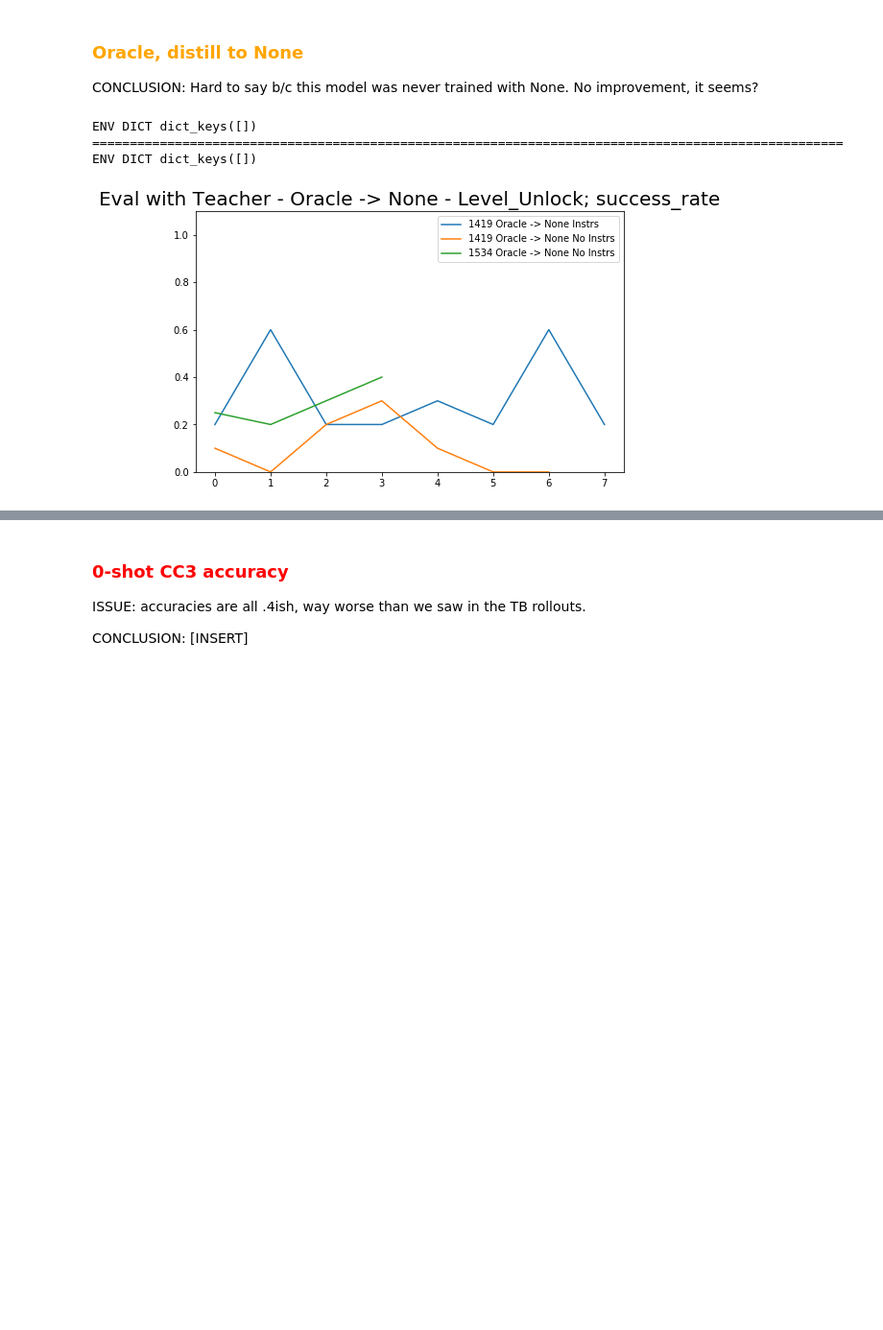
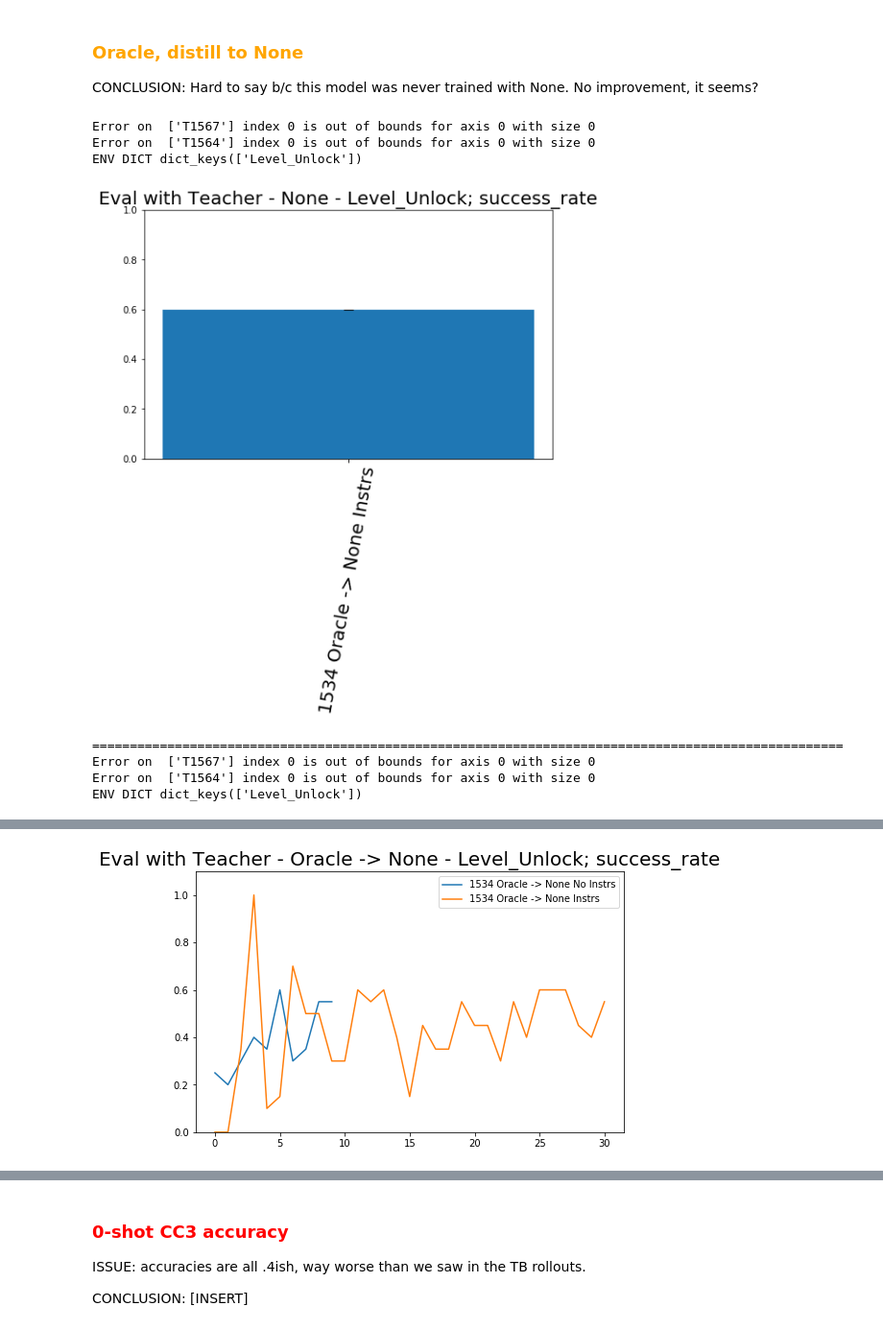
Before and after one commit to rll-research/teachable, a Jupyter notebook: Plots.ipynb, the cells around one changed output, grey strips where cells are left out. Shown at 96% size. Cells and saved outputs as stored; diff of their text form; code cells hidden in the pictures; blank space fills up the shorter version.

Commit message:
plots

```diff
--- a/Plots.ipynb
+++ b/Plots.ipynb
@@ -119,6 +119,8 @@ def load_data(name, file_name='progress.csv'):
 #             timestep_feedback = data['Train/num_feedback_advice'] + data['Train/num_feedback_reward']
 #             full_feedback = np.cumsum(timestep_feedback)
 #             data['Train/NumFeedbackTotal'] = full_feedback
+        # Remove whitespace in col names
+        data.columns = [c.strip() for c in data.columns]
         csv_datas.append(data)
     return csv_datas
 
@@ -133,7 +135,7 @@ def plot_final_generalization(runs, title, metric='success_rate'):
             for run_name in run_names:
                 data += load_data(run_name, file_name='results.csv')
             if env_names is None:
-                env_names = data[0][' env'].to_numpy()
+                env_names = data[0]['env'].to_numpy()
                 env_dict = {env_name: ([],[]) for env_name in env_names}
             success = [df[metric].to_numpy() for df in data]
             for i, (env_name, (mean_list, std_list)) in enumerate(env_dict.items()):
@@ -161,7 +163,7 @@ def plot_curriculum_generalization(runs, title, metric='success_rate'):
             print("LEVELS", levels)
             for level in levels:
                 relevant_data = [df[df['policy'] == level] for df in data]
-                x = relevant_data[0][' env']
+                x = relevant_data[0]['env']
                 y_data = [df[metric].to_numpy() for df in relevant_data]
                 y_mean = y_data[0]
                 y_err = np.zeros_like(y_mean)
@@ -235,7 +237,7 @@ def plot_finetune_generalization(runs, title, metric='success_rate'):
                     if not 'checkpoint' in sub_path.name:
                         continue
                     data = load_data(sub_path, file_name='results.csv')[0]
-                    env_name = data.iloc[0][' env']
+                    env_name = data.iloc[0]['env']
                     success = data[metric].to_numpy()
                     if not env_name in env_dict:
                         env_dict[env_name] = ([], [])
@@ -1308,23 +1310,30 @@ plot_finetune_generalization(runs, 'Eval with Teacher - PA3 -> None', ' stoch_ac
 CONCLUSION: Hard to say b/c this model was never trained with None. No improvement, it seems?
 # %%
 runs = [
-    (['T1550'], '1534 Oracle -> None No Instrs'),
+    (['T1550'], '1534 Oracle -> None Instrs'),
+    (['T1567'], '1567 Oracle -> None Instrs Easy'),
+    (['T1564'], '1534 Oracle -> None Instrs'),
 ]
 plot_final_generalization(runs, 'Eval with Teacher - None')
 print("=" * 100)
-plot_final_generalization(runs, 'Eval with Teacher - None', ' stoch_accuracy')
+plot_final_generalization(runs, 'Eval with Teacher - None', 'stoch_accuracy')
 
 
 
 runs = [
-    (['T1530'], '1419 Oracle -> None Instrs'),
-    (['T1531'], '1419 Oracle -> None No Instrs'),
+#     (['T1530'], '1419 Oracle -> None Instrs'),
+#     (['T1531'], '1419 Oracle -> None No Instrs'),
     (['T1550'], '1534 Oracle -> None No Instrs'),
+    (['T1564'], '1534 Oracle -> None Instrs'),
 ]
 plot_finetune_generalization(runs, 'Eval with Teacher - Oracle -> None')
-plot_finetune_generalization(runs, 'Eval with Teacher - Oracle -> None', ' stoch_accuracy')
+plot_finetune_generalization(runs, 'Eval with Teacher - Oracle -> None', 'stoch_accuracy')
 # %% [output]
-ENV DICT dict_keys([])
-====================================================================================================
-ENV DICT dict_keys([])
+Error on  ['T1567'] index 0 is out of bounds for axis 0 with size 0
+Error on  ['T1564'] index 0 is out of bounds for axis 0 with size 0
+ENV DICT dict_keys(['Level_Unlock'])
-[figure, old version]
+[figure, new version]
+====================================================================================================
+Error on  ['T1567'] index 0 is out of bounds for axis 0 with size 0
+Error on  ['T1564'] index 0 is out of bounds for axis 0 with size 0
+ENV DICT dict_keys(['Level_Unlock'])
@@ -1331,0 +1341 @@ ENV DICT dict_keys([])
+[figure, added]
```
Also changed, not shown: parts of 1 cell of this notebook.
